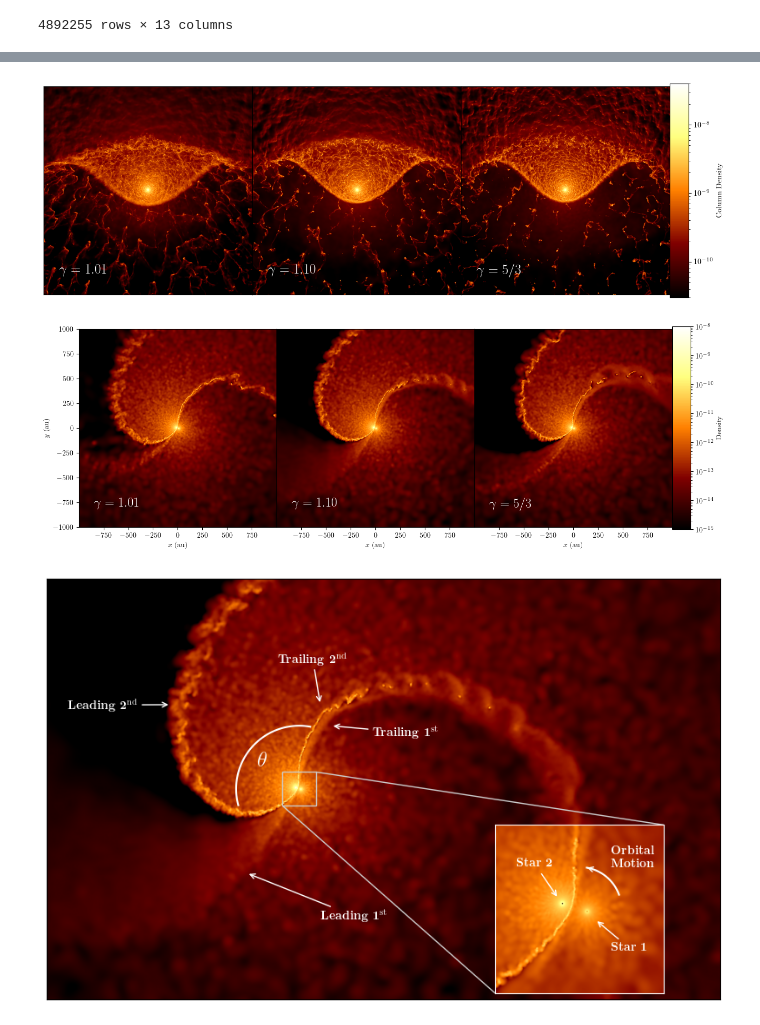
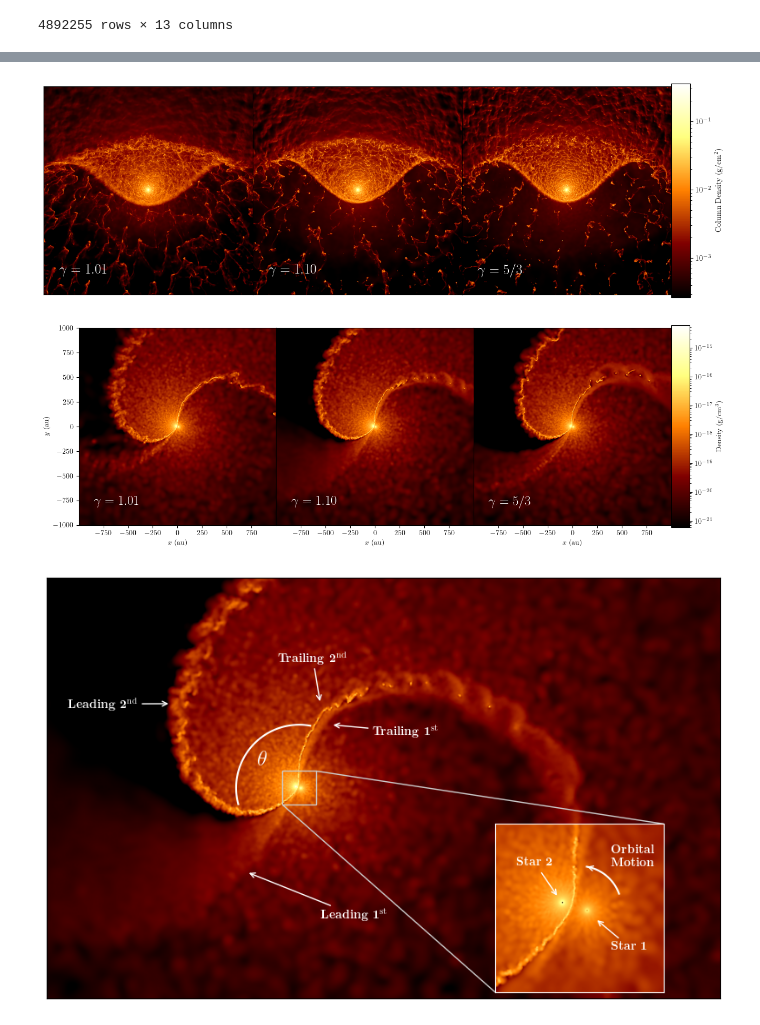
Before and after one commit to ryanwhite1/xenomorph, a Jupyter notebook: Sarracen_test.ipynb, the cells around one changed output, grey strips where cells are left out. Saved outputs shown, nothing was run; the diff lists cells and outputs as text; code cells hidden in the pictures.

```diff
--- a/Sarracen_test.ipynb
+++ b/Sarracen_test.ipynb
@@ -80,47 +80,49 @@ for i, gamma in enumerate(gammas):
     text = rf'$\gamma={gamma:.2f}$' if i < 2 else rf'$\gamma=5/3$'
     axes[i].text(-850, -800, text, c='w', fontdict={'size':18, 'weight':'bold'})
 
-cmappable = ScalarMappable(LogNorm(vmin, vmax))
+mult = _mass / (_length**2)
+cmappable = ScalarMappable(LogNorm(vmin * mult, vmax * mult))
 cmappable.set_cmap(cmap)
-plt.colorbar(cmappable, cax=axes[3], label='Column Density')
+plt.colorbar(cmappable, cax=axes[3], label=r'Column Density (g/cm$^{2}$)')
 
 fig.savefig('Images/MRes_Plots/Column_Density_Comparison.png', dpi=400, bbox_inches='tight')
 fig.savefig('Images/MRes_Plots/Column_Density_Comparison.pdf', dpi=400, bbox_inches='tight')
 # %% [output]
-[figure, old version]
+[figure, new version]
 # %%
 fig, axes = plt.subplots(figsize=(15, 5), ncols=4, gridspec_kw={'wspace':0, 'width_ratios':[0.323, 0.323, 0.323, 0.03]})
 lim = (-1000, 1000)
 vmin, vmax = 1e-15, 1e-8
 cmap = 'afmhot'
 # fig, ax = plt.subplots(figsize=(15, 15))
 
 # ax = datasets[1.01][0].render('rho', ax=ax, xsec=0, log_scale=True, xlim=lim, ylim=lim,
 #                                    vmin=vmin, vmax=vmax, cmap=cmap)
 for i, gamma in enumerate(gammas):
     ax = datasets[gamma][0].render('rho', ax=axes[i], xsec=0, log_scale=True, xlim=lim, ylim=lim,
                                    cbar=False, vmin=vmin, vmax=vmax, cmap=cmap)
     text = rf'$\gamma={gamma:.2f}$' if i < 2 else rf'$\gamma=5/3$'
     axes[i].text(-850, -800, text, c='w', fontdict={'size':18, 'weight':'bold'})
 
-cmappable = ScalarMappable(LogNorm(vmin, vmax))
+mult = _mass / (_length**3)
+cmappable = ScalarMappable(LogNorm(vmin * mult, vmax * mult))
 cmappable.set_cmap(cmap)
-plt.colorbar(cmappable, cax=axes[3], label='Density')
+plt.colorbar(cmappable, cax=axes[3], label=r'Density (g/cm$^{3}$)')
 
 for i, ax in enumerate(axes[:3]):
     ax.set_xticks([-750, -500, -250, 0, 250, 500, 750])
     ax.set_xlabel(r'$x$ (au)')
     if i > 0:
         ax.set_yticks([])
         ax.set_ylabel('')
     else:
         ax.set_ylabel(r'$y$ (au)')
 
 
 fig.savefig('Images/MRes_Plots/CrossSec_Density_Comparison.png', dpi=400, bbox_inches='tight')
 fig.savefig('Images/MRes_Plots/CrossSec_Density_Comparison.pdf', dpi=400, bbox_inches='tight')
 # %% [output]
-[figure, old version]
+[figure, new version]
 # %%
 
 
```
Also changed, not shown: parts of 5 cells of this notebook, 10 other files.
